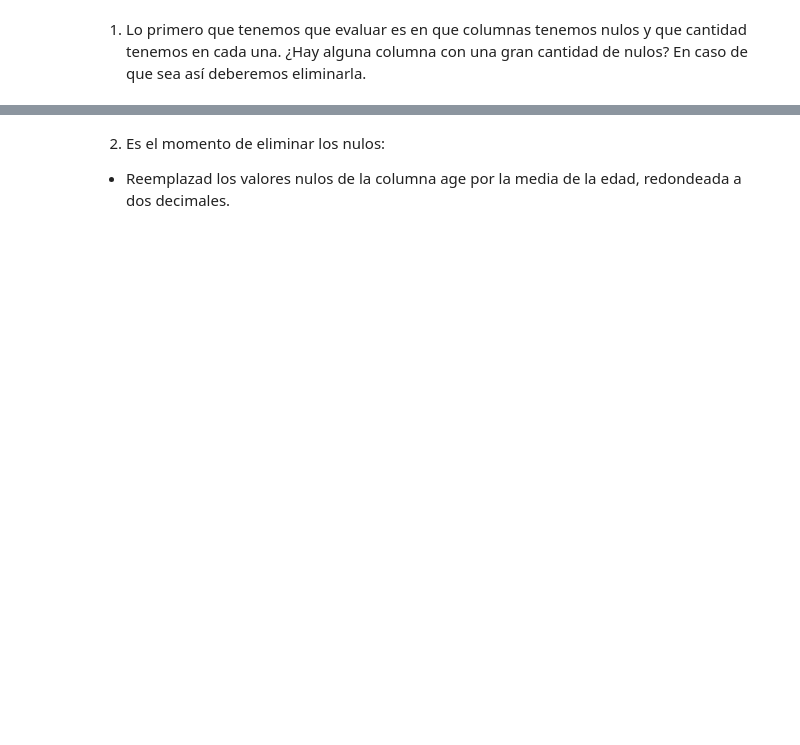
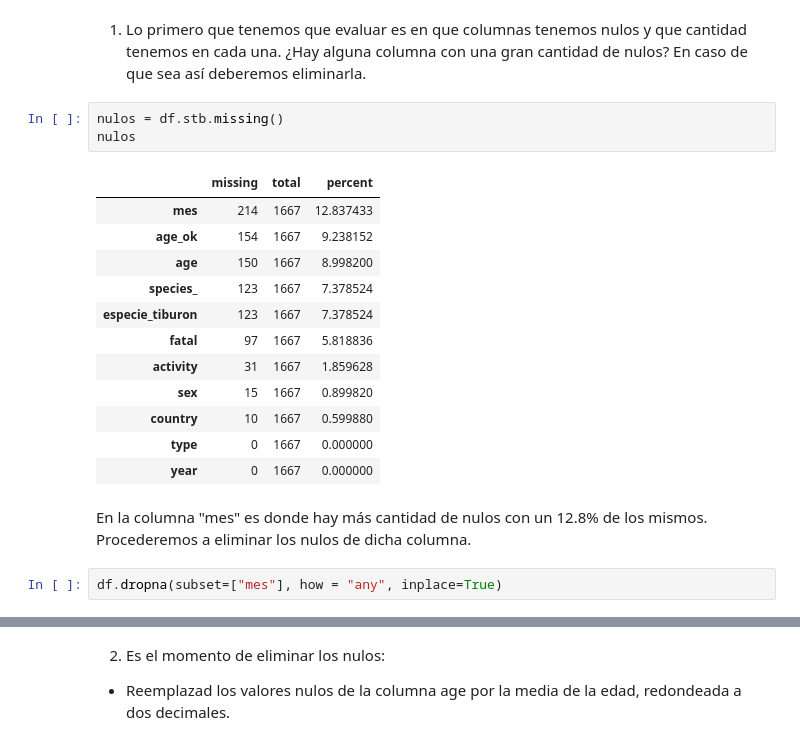
Before and after one commit to Adalab/DA-promo-c-modulo-2-sprint-2-Silvia-Pilar, a Jupyter notebook: Limpieza/Leccion-13-Limpieza-IV-Valores-Nulos/Limpieza-IV-Valores-Nulos.ipynb, the cells around one changed output, grey strips where cells are left out. Cells and saved outputs as stored; diff of their text form; blank space fills up the shorter version.

```diff
--- a/Limpieza/Leccion-13-Limpieza-IV-Valores-Nulos/Limpieza-IV-Valores-Nulos.ipynb
+++ b/Limpieza/Leccion-13-Limpieza-IV-Valores-Nulos/Limpieza-IV-Valores-Nulos.ipynb
@@ -37,2 +47,22 @@ import pandas as pd
 # %% [markdown]
 1. Lo primero que tenemos que evaluar es en que columnas tenemos nulos y que cantidad tenemos en cada una. ¿Hay alguna columna con una gran cantidad de nulos? En caso de que sea así deberemos eliminarla.
+# %%
+nulos = df.stb.missing()
+nulos
+# %% [output]
+|  | missing | total | percent |
+| mes | 214 | 1667 | 12.837433 |
+| age_ok | 154 | 1667 | 9.238152 |
+| age | 150 | 1667 | 8.998200 |
+| species_ | 123 | 1667 | 7.378524 |
+| especie_tiburon | 123 | 1667 | 7.378524 |
+| fatal | 97 | 1667 | 5.818836 |
+| activity | 31 | 1667 | 1.859628 |
+| sex | 15 | 1667 | 0.899820 |
+| country | 10 | 1667 | 0.599880 |
+| type | 0 | 1667 | 0.000000 |
+| year | 0 | 1667 | 0.000000 |
+# %% [markdown]
+En la columna "mes" es donde hay más cantidad de nulos con un 12.8% de los mismos. Procederemos a eliminar los nulos de dicha columna.
+# %%
+df.dropna(subset=["mes"], how = "any", inplace=True)
```
Also changed, not shown: parts of 21 cells of this notebook.
